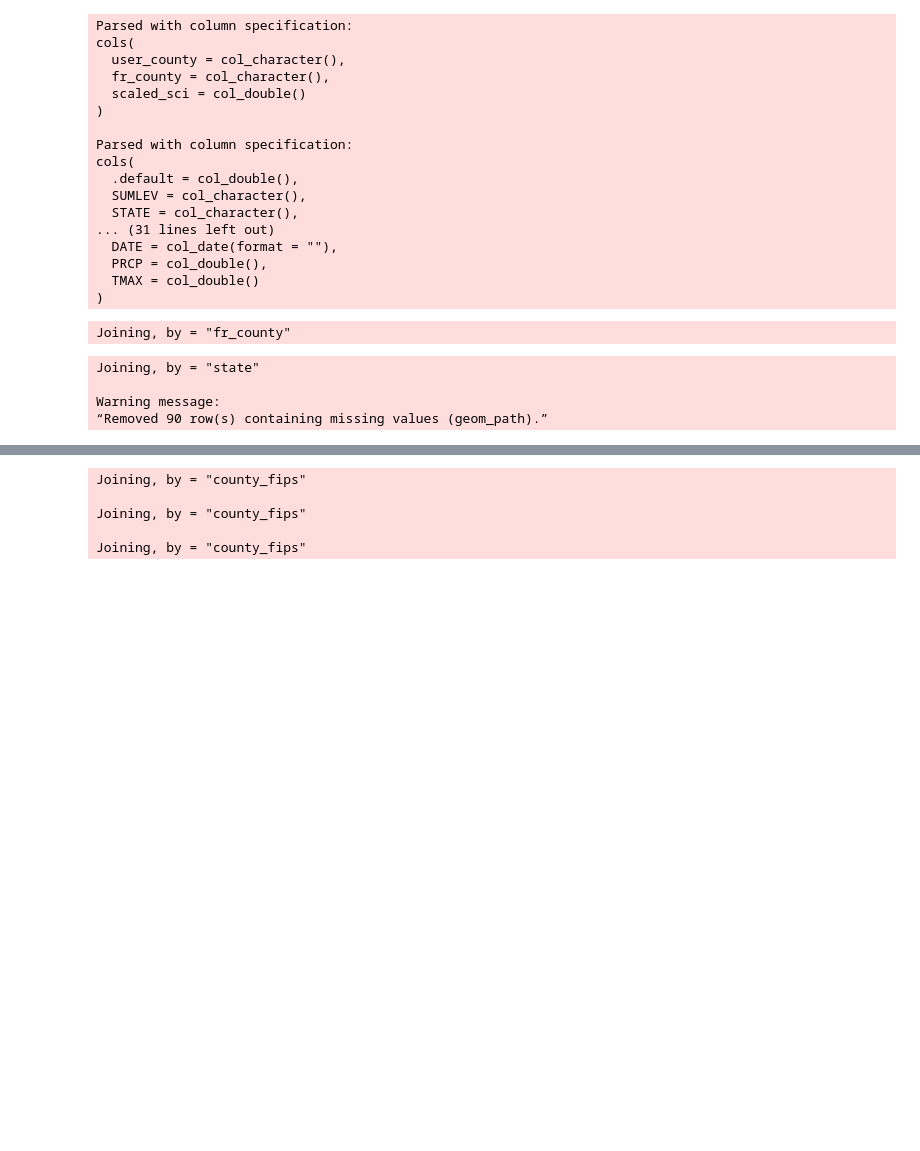
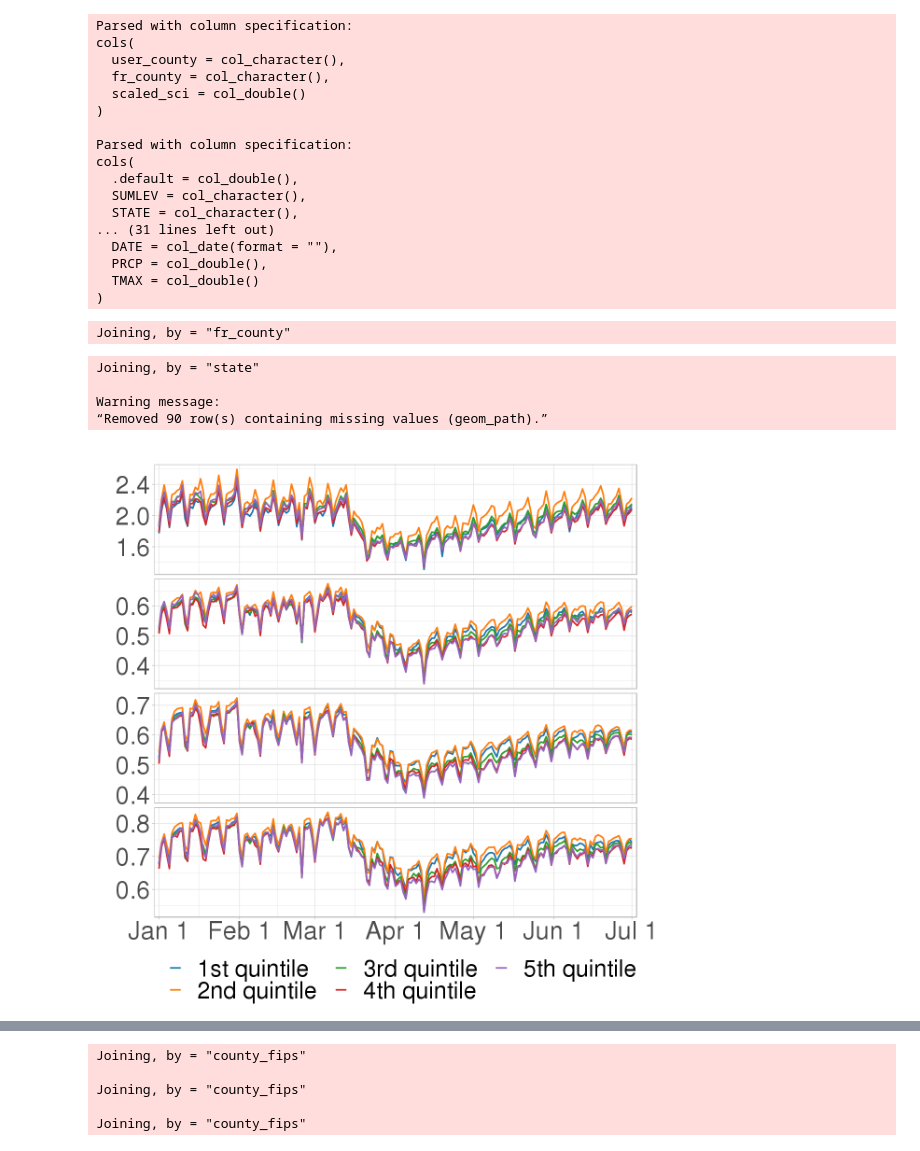
Before and after one commit to mfzhao/covid_peerfx_reopening, a Jupyter notebook: paper_code/3-Fig1.ipynb, the cells around one changed output, grey strips where cells are left out. Cells and saved outputs as stored; diff of their text form; code cells hidden in the pictures; blank space fills up the shorter version.

```diff
--- a/paper_code/3-Fig1.ipynb
+++ b/paper_code/3-Fig1.ipynb
@@ -90,38 +90,49 @@ dv <- c('mcbgv'    = "Locations Visted",
 policy %>%
     mutate(state = str_sub(key, 1, 2)) %>%
     select(state, p1sdp, p2shp, p3rop)  %>%
     distinct() %>%
     filter(state != 11) %>%
     select(state, p3rop) %>%
     mutate(q = ntile(p3rop, 5)) %>%
+    mutate(qpretty = as.factor(case_when(q == 1 ~ '1st quintile',
+                                         q == 2 ~ '2nd quintile',
+                                         q == 3 ~ '3rd quintile',
+                                         q == 4 ~ '4th quintile',
+                                         TRUE ~ '5th quintile'))) %>%
     inner_join(panel %>%
                mutate(state = str_sub(origin_county, 1, 2))) %>%
-    group_by(q, date) %>%
+    group_by(qpretty, date) %>%
     summarize_at(vars(pchd, mcbgv, plt1hafh, plt2kmt), mean) %>%
     mutate_at(vars(pchd, plt1hafh, plt2kmt), function(x) 1 - x) %>%
-    gather(key = 'var', value = 'value', -q, -date) %>%
+    gather(key = 'var', value = 'value', -qpretty, -date) %>%
     mutate(var = factor(var, levels = c('mcbgv', 'plt2kmt', 'plt1hafh', 'pchd'))) %>%
-    ggplot(aes(x = date, y = value, color = as.factor(q))) +
+    ggplot(aes(x = date, y = value, color = qpretty)) +
     geom_line(size = .75) +
     facet_grid(var ~ ., scales = 'free', labeller = as_labeller(dv)) +
     scale_color_d3() +
     scale_x_date(date_breaks = '1 month',
                  lim = c(as.Date('2020-01-01'), as.Date('2020-07-01')),
                  labels = date_format("%b %-d"),
                  expand = c(0.01, 0.01)) +
     theme_light() +
     theme(text = element_text(size = 40),
           axis.title = element_blank(),
           strip.text.y = element_blank(),
-          legend.position = 'None',
-          plot.margin= margin(25, 25, 0, 25)) -> p1a
+          legend.position = 'bottom',
+          legend.text = element_text(size=30),
+          plot.margin= margin(25, 25, 0, 25),
+         legend.box='vertical',
+         legend.title=element_blank()) +
+    guides(color = guide_legend(nrow = 2)) -> p1a
 
 ggsave('/home/mfzhao/p1/p1a.svg', p1a, device = 'svg', width = 9, height = 6.5, scale = 2)
+p1a
 # %% [output]
 Joining, by = "state"
 
 Warning message:
 “Removed 90 row(s) containing missing values (geom_path).”
+[figure, added]
 # %%
 options(repr.plot.width=15, repr.plot.height=10)
 pn <- c('p1sdp' = "Initial Policies",
```
Also changed, not shown: parts of 1 cell of this notebook, 1 other file.
